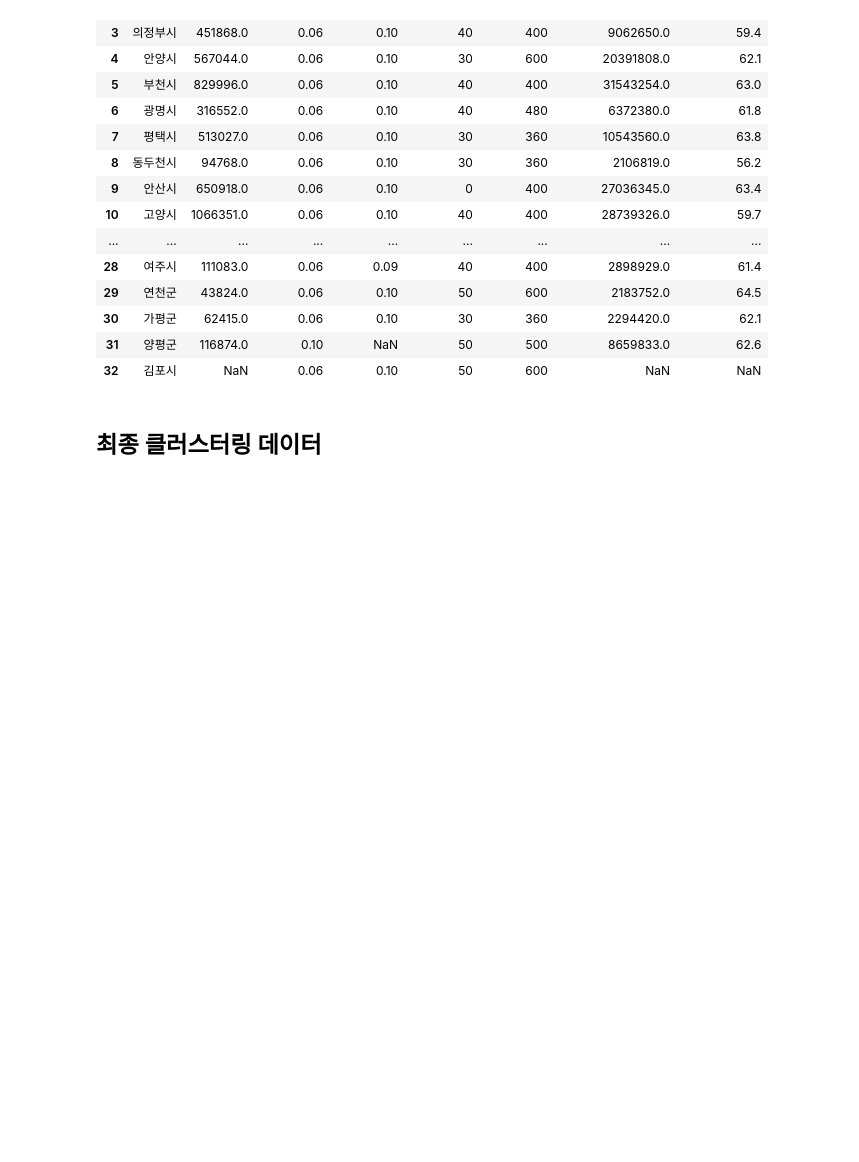
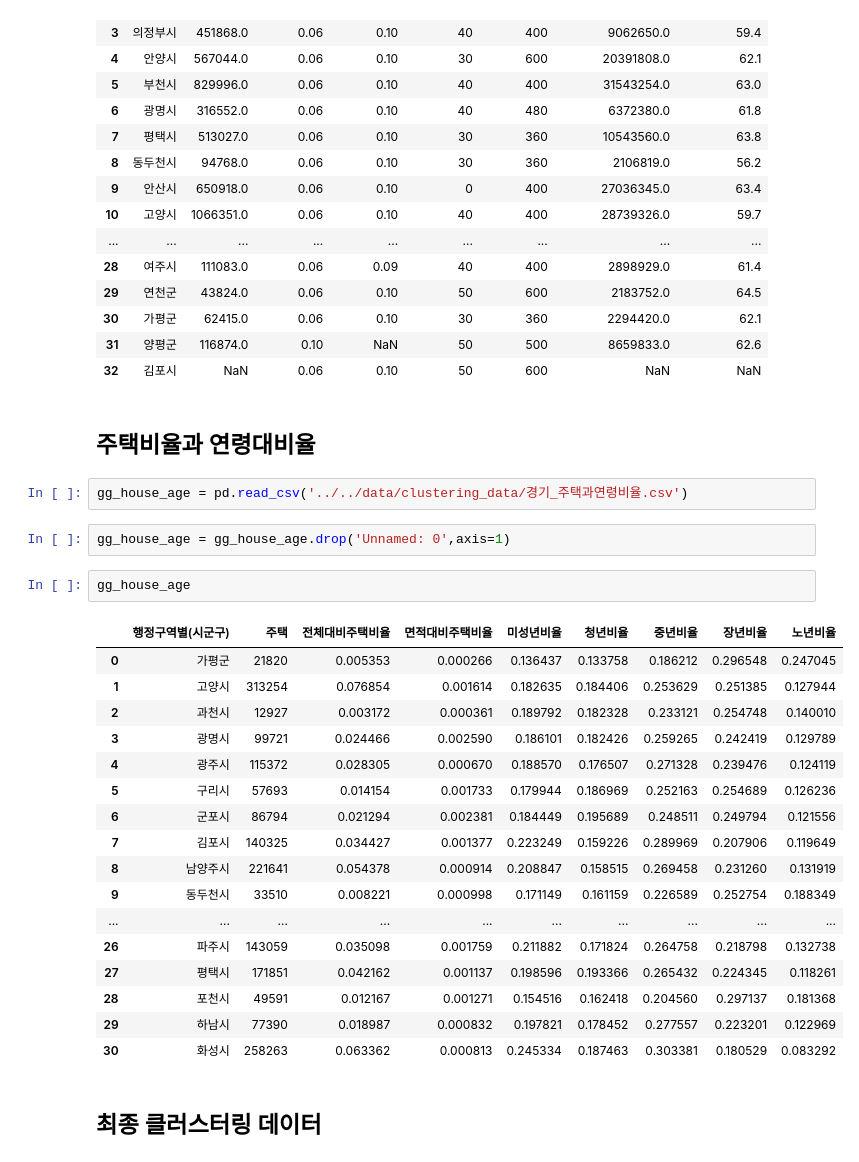
Before and after one commit to leechungpa/mcube, a Jupyter notebook: code/clustering/1. data_merge.ipynb, the cells around one changed output. Drawn from its saved outputs; the diff is of its cells as text; blank space fills up the shorter version.

```diff
--- a/code/clustering/1. data_merge.ipynb
+++ b/code/clustering/1. data_merge.ipynb
@@ -180,6 +180,32 @@ df_merge
 | 30 | 가평군 | 62415.0 | 0.06 | 0.10 | 30 | 360 | 2294420.0 | 62.1 |
 | 31 | 양평군 | 116874.0 | 0.10 | NaN | 50 | 500 | 8659833.0 | 62.6 |
 | 32 | 김포시 | NaN | 0.06 | 0.10 | 50 | 600 | NaN | NaN |
+# %% [markdown]
+## 주택비율과 연령대비율
+# %%
+gg_house_age = pd.read_csv('../../data/clustering_data/경기_주택과연령비율.csv')
+# %%
+gg_house_age = gg_house_age.drop('Unnamed: 0',axis=1)
+# %%
+gg_house_age
+# %% [output]
+|  | 행정구역별(시군구) | 주택 | 전체대비주택비율 | 면적대비주택비율 | 미성년비율 | 청년비율 | 중년비율 | 장년비율 | 노년비율 |
+| 0 | 가평군 | 21820 | 0.005353 | 0.000266 | 0.136437 | 0.133758 | 0.186212 | 0.296548 | 0.247045 |
+| 1 | 고양시 | 313254 | 0.076854 | 0.001614 | 0.182635 | 0.184406 | 0.253629 | 0.251385 | 0.127944 |
+| 2 | 과천시 | 12927 | 0.003172 | 0.000361 | 0.189792 | 0.182328 | 0.233121 | 0.254748 | 0.140010 |
+| 3 | 광명시 | 99721 | 0.024466 | 0.002590 | 0.186101 | 0.182426 | 0.259265 | 0.242419 | 0.129789 |
+| 4 | 광주시 | 115372 | 0.028305 | 0.000670 | 0.188570 | 0.176507 | 0.271328 | 0.239476 | 0.124119 |
+| 5 | 구리시 | 57693 | 0.014154 | 0.001733 | 0.179944 | 0.186969 | 0.252163 | 0.254689 | 0.126236 |
+| 6 | 군포시 | 86794 | 0.021294 | 0.002381 | 0.184449 | 0.195689 | 0.248511 | 0.249794 | 0.121556 |
+| 7 | 김포시 | 140325 | 0.034427 | 0.001377 | 0.223249 | 0.159226 | 0.289969 | 0.207906 | 0.119649 |
+| 8 | 남양주시 | 221641 | 0.054378 | 0.000914 | 0.208847 | 0.158515 | 0.269458 | 0.231260 | 0.131919 |
+| 9 | 동두천시 | 33510 | 0.008221 | 0.000998 | 0.171149 | 0.161159 | 0.226589 | 0.252754 | 0.188349 |
+| ... | ... | ... | ... | ... | ... | ... | ... | ... | ... |
+| 26 | 파주시 | 143059 | 0.035098 | 0.001759 | 0.211882 | 0.171824 | 0.264758 | 0.218798 | 0.132738 |
+| 27 | 평택시 | 171851 | 0.042162 | 0.001137 | 0.198596 | 0.193366 | 0.265432 | 0.224345 | 0.118261 |
+| 28 | 포천시 | 49591 | 0.012167 | 0.001271 | 0.154516 | 0.162418 | 0.204560 | 0.297137 | 0.181368 |
+| 29 | 하남시 | 77390 | 0.018987 | 0.000832 | 0.197821 | 0.178452 | 0.277557 | 0.223201 | 0.122969 |
+| 30 | 화성시 | 258263 | 0.063362 | 0.000813 | 0.245334 | 0.187463 | 0.303381 | 0.180529 | 0.083292 |
 # %% [markdown]
 ## 최종 클러스터링 데이터
 # %%
```
Also changed, not shown: parts of 6 cells of this notebook.
